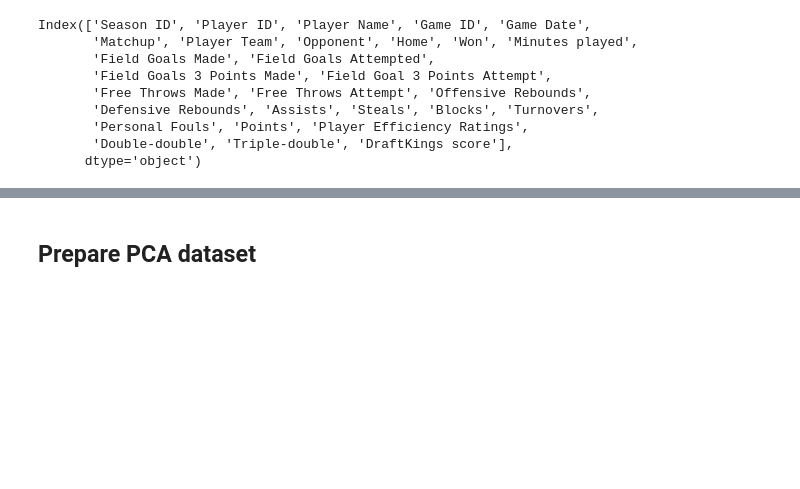
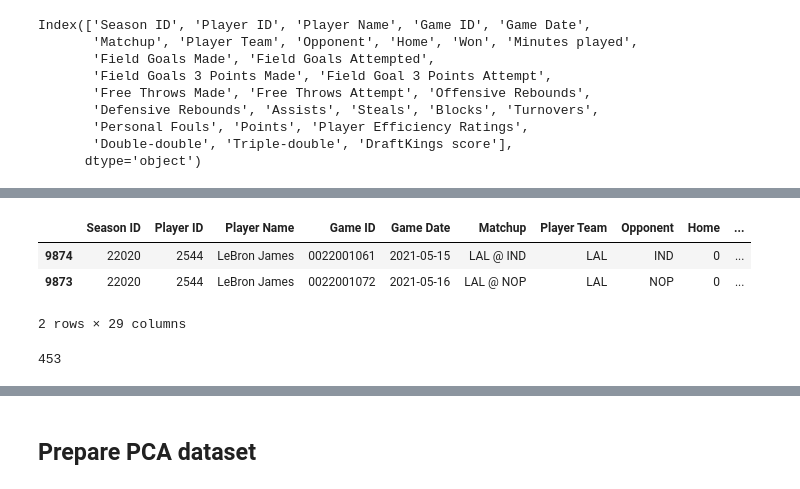
Before and after one commit to pratikgirigoswami/Player-Performance-Improvement-Prediction, a Jupyter notebook: Data Gathering/dataset.ipynb, the cells around one changed output, grey strips where cells are left out. Cells and saved outputs as stored; diff of their text form; code cells hidden in the pictures; blank space fills up the shorter version.

```diff
--- a/Data Gathering/dataset.ipynb
+++ b/Data Gathering/dataset.ipynb
@@ -284,0 +368,7 @@ def get_mean_player_stats(df, player_id, ref_date, n_days, opponent='Any'):
+# %%
+df[df['Player Name'] == 'LeBron James'].sort_values('Game Date').tail(2)
+# %% [output]
+|  | Season ID | Player ID | Player Name | Game ID | Game Date | Matchup | Player Team | Opponent | Home | ... |
+| 9874 | 22020 | 2544 | LeBron James | 0022001061 | 2021-05-15 | LAL @ IND | LAL | IND | 0 | ... |
+| 9873 | 22020 | 2544 | LeBron James | 0022001072 | 2021-05-16 | LAL @ NOP | LAL | NOP | 0 | ... |
+2 rows × 29 columns
@@ -284,0 +377,4 @@ def get_mean_player_stats(df, player_id, ref_date, n_days, opponent='Any'):
+# %%
+len(players_ids)
+# %% [output]
+453
```
Also changed, not shown: parts of 16 cells of this notebook.
